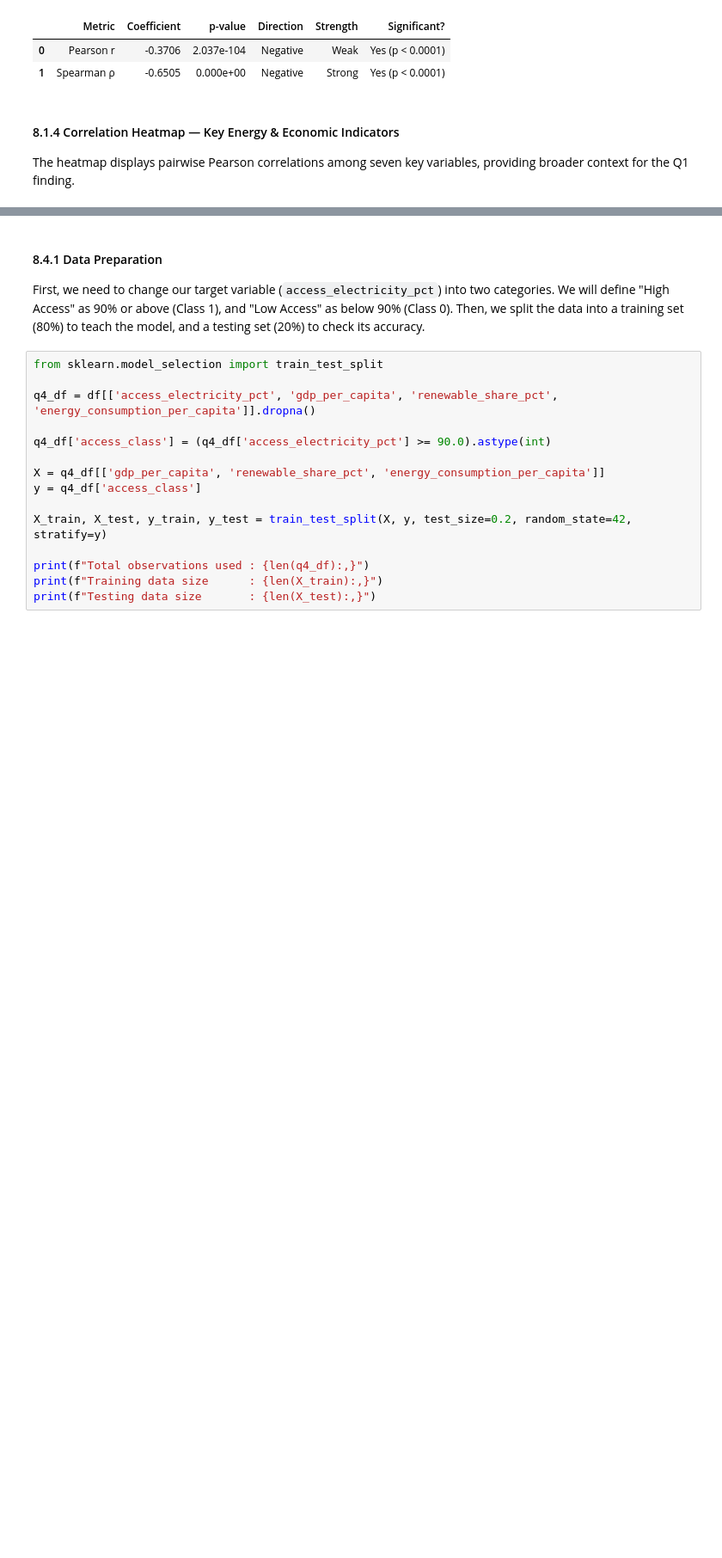
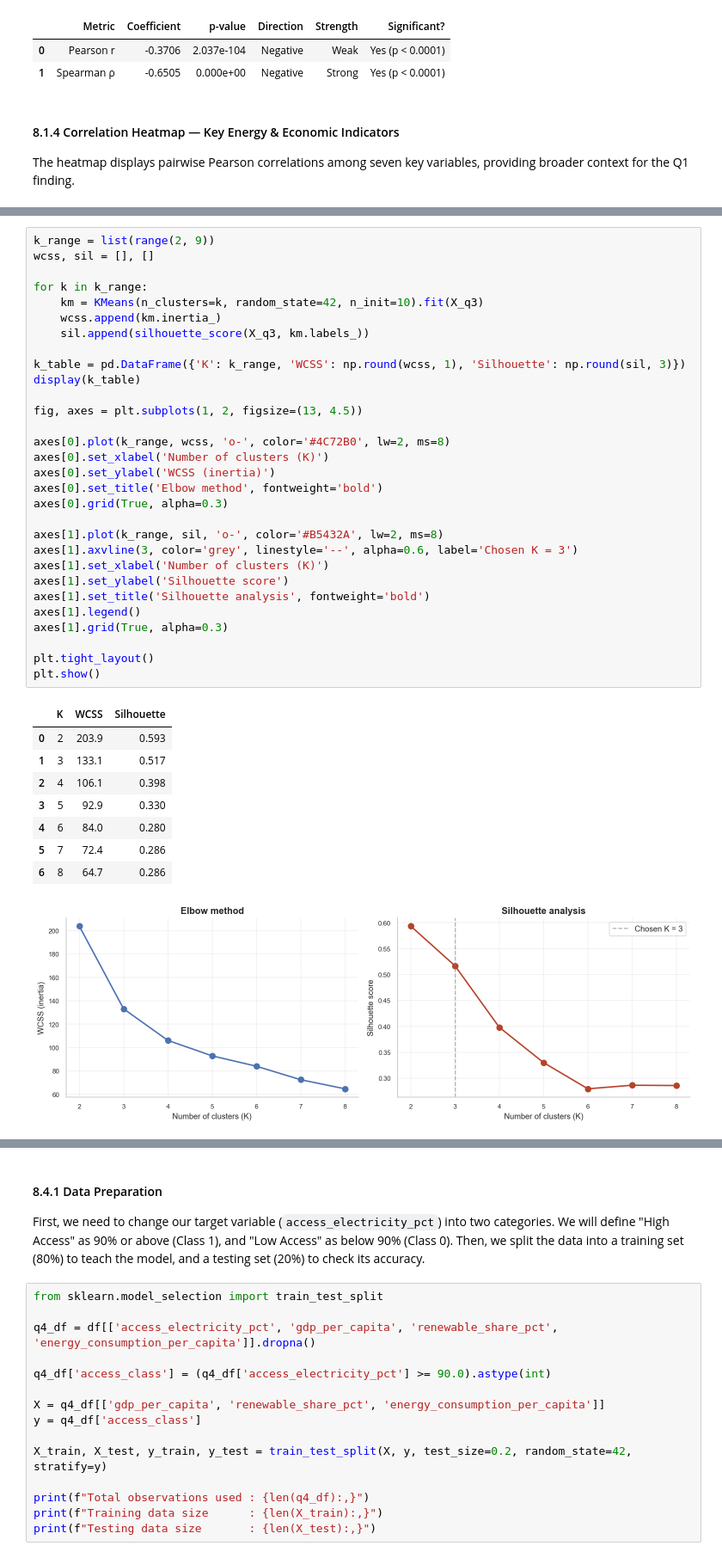
Before and after one commit to huichiy/Data_Science_Fund, a Jupyter notebook: TT3L_G08_Notebook.ipynb, the cells around one changed output, grey strips where cells are left out. Shown at 86% size. Saved outputs shown, nothing was run; the diff lists cells and outputs as text; blank space fills up the shorter version.

```diff
--- a/TT3L_GXX_Notebook.ipynb
+++ b/TT3L_G08_Notebook.ipynb
@@ -1068,0 +1169,40 @@ plt.show()
+# %%
+k_range = list(range(2, 9))
+wcss, sil = [], []
+
+for k in k_range:
+    km = KMeans(n_clusters=k, random_state=42, n_init=10).fit(X_q3)
+    wcss.append(km.inertia_)
+    sil.append(silhouette_score(X_q3, km.labels_))
+
+k_table = pd.DataFrame({'K': k_range, 'WCSS': np.round(wcss, 1), 'Silhouette': np.round(sil, 3)})
+display(k_table)
+
+fig, axes = plt.subplots(1, 2, figsize=(13, 4.5))
+
+axes[0].plot(k_range, wcss, 'o-', color='#4C72B0', lw=2, ms=8)
+axes[0].set_xlabel('Number of clusters (K)')
+axes[0].set_ylabel('WCSS (inertia)')
+axes[0].set_title('Elbow method', fontweight='bold')
+axes[0].grid(True, alpha=0.3)
+
+axes[1].plot(k_range, sil, 'o-', color='#B5432A', lw=2, ms=8)
+axes[1].axvline(3, color='grey', linestyle='--', alpha=0.6, label='Chosen K = 3')
+axes[1].set_xlabel('Number of clusters (K)')
+axes[1].set_ylabel('Silhouette score')
+axes[1].set_title('Silhouette analysis', fontweight='bold')
+axes[1].legend()
+axes[1].grid(True, alpha=0.3)
+
+plt.tight_layout()
+plt.show()
+# %% [output]
+|  | K | WCSS | Silhouette |
+| 0 | 2 | 203.9 | 0.593 |
+| 1 | 3 | 133.1 | 0.517 |
+| 2 | 4 | 106.1 | 0.398 |
+| 3 | 5 | 92.9 | 0.330 |
+| 4 | 6 | 84.0 | 0.280 |
+| 5 | 7 | 72.4 | 0.286 |
+| 6 | 8 | 64.7 | 0.286 |
+[figure, added]
```
Also changed, not shown: parts of 52 cells of this notebook, 8 other files.
